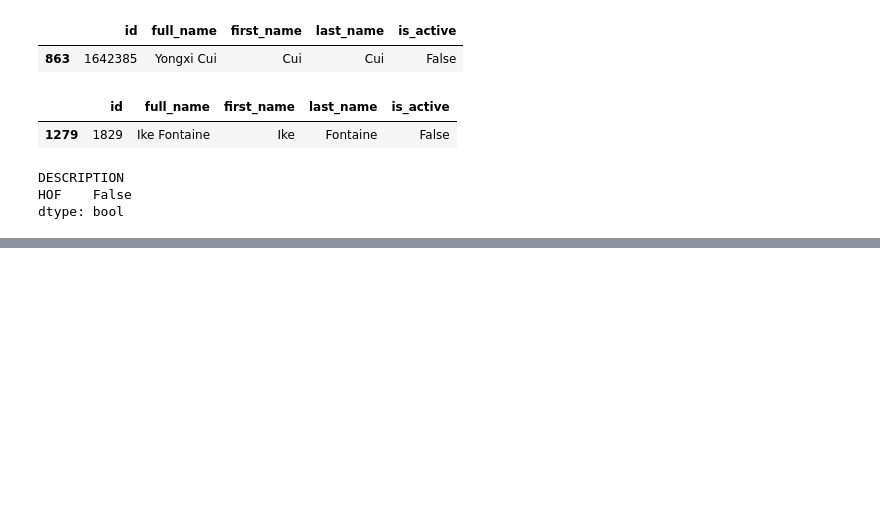
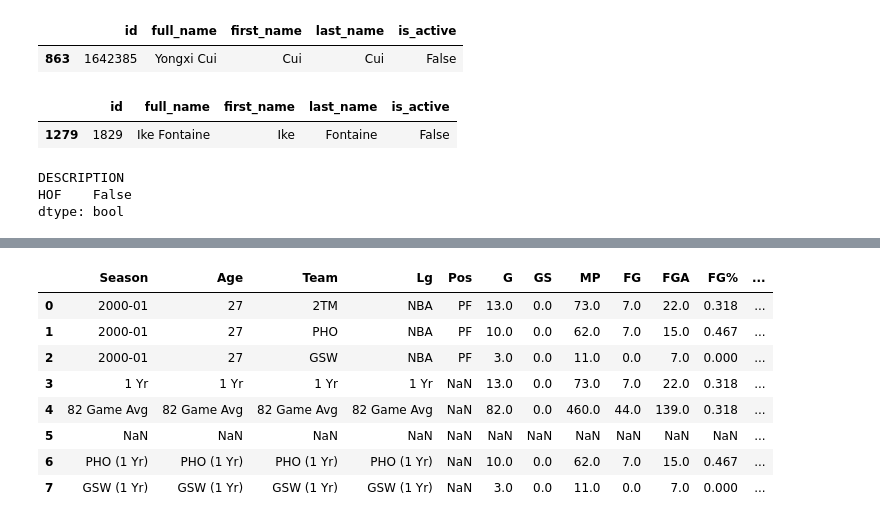
Before and after one commit to bharthun7/nba-hof-predictor, a Jupyter notebook: inactive-scraper-tester.ipynb, the cells around one changed output, grey strips where cells are left out. Drawn from its saved outputs; the diff is of its cells as text; code cells hidden in the pictures; blank space fills up the shorter version.

Commit message:
Refine career row extraction in BR scraping, namely for players who've played for multiple teams

```diff
--- a/inactive-scraper-tester.ipynb
+++ b/inactive-scraper-tester.ipynb
@@ -1,6 +1,7 @@
 # %%
 import pandas as pd
 pd.set_option("display.max_columns",97)
+pd.set_option("display.max_rows",74)
 from time import sleep
 from datetime import date
 
@@ -523,0 +560,18 @@ dtype: bool
+# %%
+driver=webdriver.Firefox()
+driver.install_addon("ublock_origin-1.68.0.xpi")
+driver.get(f"https://www.basketball-reference.com/players/g/garceru01.html")
+br_table=driver.find_element(By.ID,"totals_stats")
+br_df=pd.read_html(StringIO(br_table.get_attribute("outerHTML")))[0]
+driver.quit()
+br_df
+# %% [output]
+|  | Season | Age | Team | Lg | Pos | G | GS | MP | FG | FGA | FG% | ... |
+| 0 | 2000-01 | 27 | 2TM | NBA | PF | 13.0 | 0.0 | 73.0 | 7.0 | 22.0 | 0.318 | ... |
+| 1 | 2000-01 | 27 | PHO | NBA | PF | 10.0 | 0.0 | 62.0 | 7.0 | 15.0 | 0.467 | ... |
+| 2 | 2000-01 | 27 | GSW | NBA | PF | 3.0 | 0.0 | 11.0 | 0.0 | 7.0 | 0.000 | ... |
+| 3 | 1 Yr | 1 Yr | 1 Yr | 1 Yr | NaN | 13.0 | 0.0 | 73.0 | 7.0 | 22.0 | 0.318 | ... |
+| 4 | 82 Game Avg | 82 Game Avg | 82 Game Avg | 82 Game Avg | NaN | 82.0 | 0.0 | 460.0 | 44.0 | 139.0 | 0.318 | ... |
+| 5 | NaN | NaN | NaN | NaN | NaN | NaN | NaN | NaN | NaN | NaN | NaN | ... |
+| 6 | PHO (1 Yr) | PHO (1 Yr) | PHO (1 Yr) | PHO (1 Yr) | NaN | 10.0 | 0.0 | 62.0 | 7.0 | 15.0 | 0.467 | ... |
+| 7 | GSW (1 Yr) | GSW (1 Yr) | GSW (1 Yr) | GSW (1 Yr) | NaN | 3.0 | 0.0 | 11.0 | 0.0 | 7.0 | 0.000 | ... |
```
Also changed, not shown: parts of 5 cells of this notebook, 1 other file.
